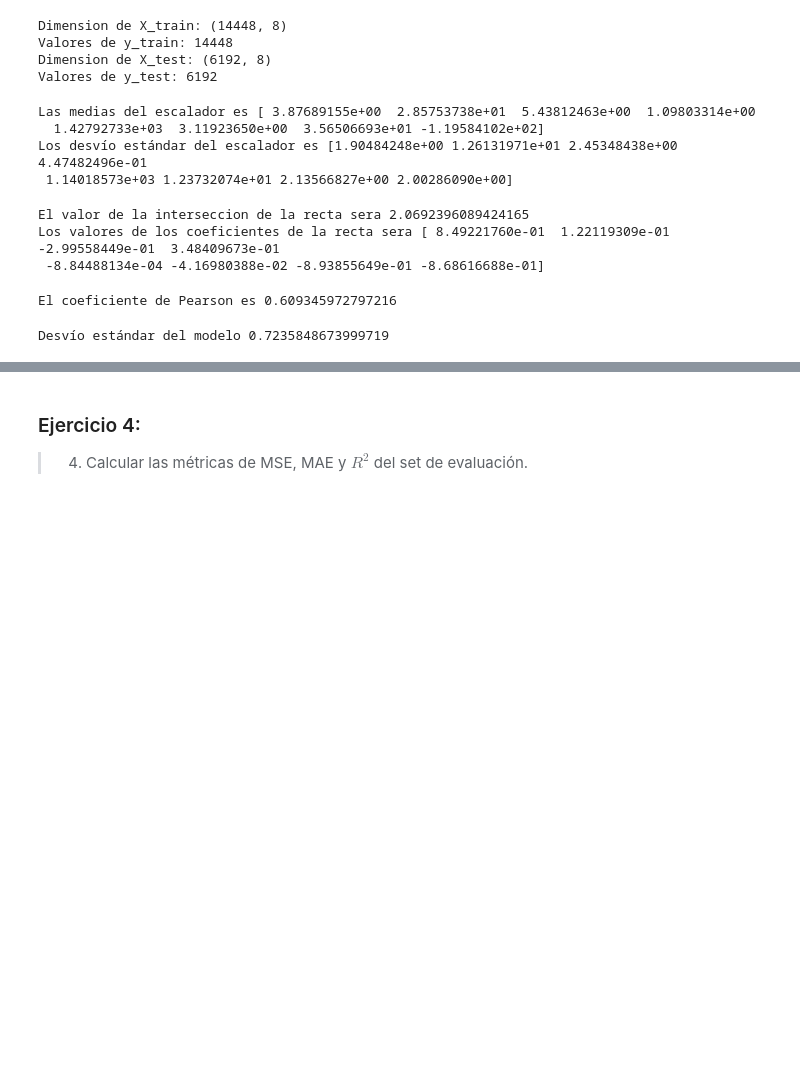
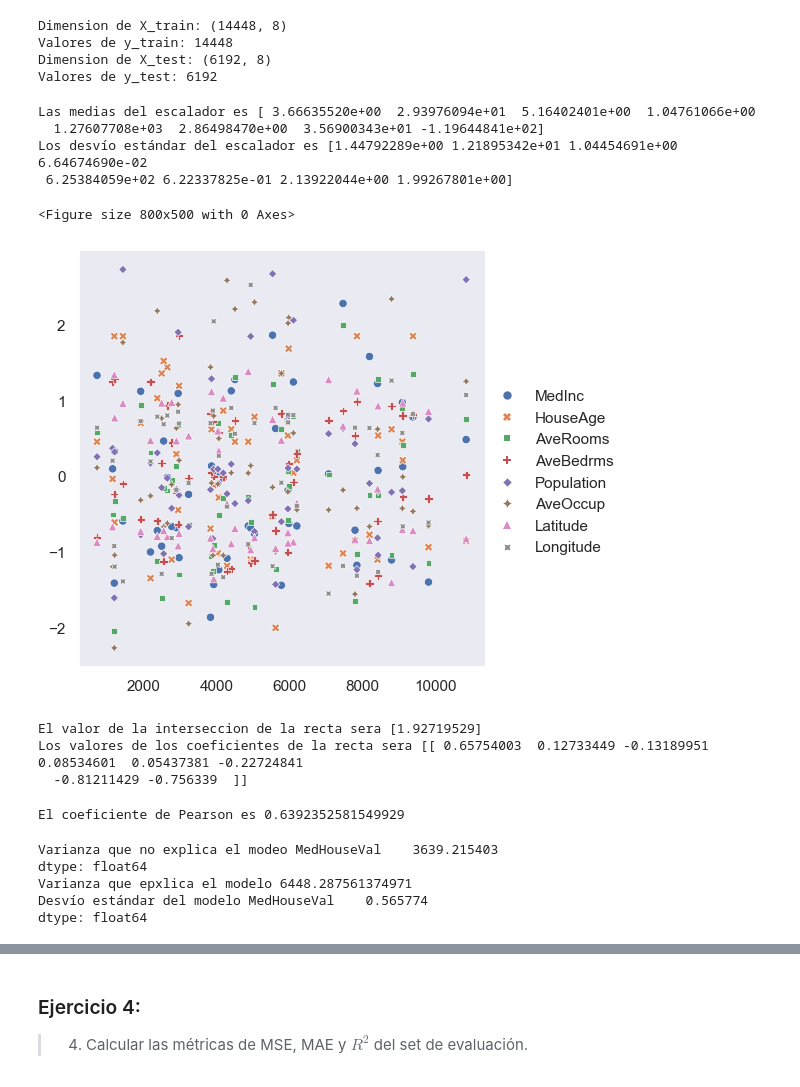
Before and after one commit to brunomaso1/uba-ceia, a Jupyter notebook: ceia-ia/practico/trabajo_practico_2/Trabajo practico 2 - Solucion.ipynb, the cells around one changed output, grey strips where cells are left out. Saved outputs shown, nothing was run; the diff lists cells and outputs as text; code cells hidden in the pictures; blank space fills up the shorter version.

Commit message:
feat: :bookmark: TP2 - Version con outliers
Esta versión tiene un tratamiento de outliers, que no mejoró el modelo.

```diff
--- a/ceia-ia/practico/trabajo_practico_2/Trabajo practico 2 - Solucion.ipynb
+++ b/ceia-ia/practico/trabajo_practico_2/Trabajo practico 2 - Solucion.ipynb
@@ -195,42 +262,82 @@ Dimension de X_train: (14448, 8)
 Valores de y_train: 14448
 Dimension de X_test: (6192, 8)
 Valores de y_test: 6192
+# %%
+df_train = pd.concat([X_train, y_train], axis=1)
+# %%
+# Tratamiento de outliers.
+Q1 = df_train.quantile(0.25)
+Q3 = df_train.quantile(0.75)
+IQR = Q3 - Q1
+mask = ((df_train < (Q1 - 1.5 * IQR)) | (df_train > (Q3 + 1.5 * IQR)))
+# %%
+df_train[mask] = np.nan
+df_train.dropna(inplace=True)
+X_train, y_train = df_train.iloc[:, :-1].copy(), df_train.iloc[:, -1:].copy()
 # %%
+# Para normalizar un dataframe:
+# normalized_df=(df-df.mean())/df.std() # Estandarizar utilizando la media.
+# normalized_df=(df-df.min())/(df.max()-df.min()) # Normalizar utilizando min-max
+
 # Escalo los datos.
 sc_X = StandardScaler()
+# min_max_scaler = MinMaxScaler()
 
 # Conjunto de entrenamiento.
 X_train_scaled = sc_X.fit_transform(X_train)
 # Conjunto de evaluación.
 X_test_scaled = sc_X.transform(X_test)
+# Para quedarme con el nombre de las columnas si quiero:
+# df = pd.DataFrame(X_train_scaled, colums=X.colums)
 
 print(f"Las medias del escalador es {sc_X.mean_}")
 print(f"Los desvío estándar del escalador es {np.sqrt(sc_X.var_)}")
 # %% [output]
-Las medias del escalador es [ 3.87689155e+00  2.85753738e+01  5.43812463e+00  1.09803314e+00
-  1.42792733e+03  3.11923650e+00  3.56506693e+01 -1.19584102e+02]
-Los desvío estándar del escalador es [1.90484248e+00 1.26131971e+01 2.45348438e+00 4.47482496e-01
- 1.14018573e+03 1.23732074e+01 2.13566827e+00 2.00286090e+00]
+Las medias del escalador es [ 3.66635520e+00  2.93976094e+01  5.16402401e+00  1.04761066e+00
+  1.27607708e+03  2.86498470e+00  3.56900343e+01 -1.19644841e+02]
+Los desvío estándar del escalador es [1.44792289e+00 1.21895342e+01 1.04454691e+00 6.64674690e-02
+ 6.25384059e+02 6.22337825e-01 2.13922044e+00 1.99267801e+00]
+# %%
+# Hago un preview gráfico de los datos.
+plt.figure(figsize=(8, 5))
+sns.relplot(pd.DataFrame(X_train_scaled, columns=X.columns).sample(50))
+plt.show()
+# %% [output]
+<Figure size 800x500 with 0 Axes>
+[figure, added]
 # %%
 # Entrenamiento.
-regresion = LinearRegression()
+linear_model = LinearRegression()
 
-regresion.fit(X_train_scaled, y_train)
+linear_model.fit(X_train_scaled, y_train)
 
-print(f"El valor de la interseccion de la recta sera {regresion.intercept_ }")
-print(f"Los valores de los coeficientes de la recta sera {regresion.coef_ }")
+print(f"El valor de la interseccion de la recta sera {linear_model.intercept_ }")
+print(f"Los valores de los coeficientes de la recta sera {linear_model.coef_ }")
 # %% [output]
-El valor de la interseccion de la recta sera 2.0692396089424165
-Los valores de los coeficientes de la recta sera [ 8.49221760e-01  1.22119309e-01 -2.99558449e-01  3.48409673e-01
- -8.84488134e-04 -4.16980388e-02 -8.93855649e-01 -8.68616688e-01]
+El valor de la interseccion de la recta sera [1.92719529]
+Los valores de los coeficientes de la recta sera [[ 0.65754003  0.12733449 -0.13189951  0.08534601  0.05437381 -0.22724841
+  -0.81211429 -0.756339  ]]
 # %%
 # Coeficiente de pearson.
-print(f"El coeficiente de Pearson es {regresion.score(X_train_scaled, y_train)}")
+print(f"El coeficiente de Pearson es {linear_model.score(X_train_scaled, y_train)}")
 # %% [output]
-El coeficiente de Pearson es 0.609345972797216
+El coeficiente de Pearson es 0.6392352581549929
-# %%
-# Calculamos el desvío estándar del modelo
-std_dev_model = np.sqrt((np.sum((y_train - regresion.predict(X_train_scaled))**2))/(y_train.size-6))
-print(f"Desvío estándar del modelo {std_dev_model}")
-# %% [output]
-Desvío estándar del modelo 0.7235848673999719
+# %%
+# Calculamos el desvío estándar del modelo
+# S_E (Varianza que no explica el model0)
+std_S_E = np.sum((y_train - linear_model.predict(X_train_scaled))**2)
+print(f"Varianza que no explica el modeo {std_S_E}")
+
+# S_T (Varianza que explica el modelo)
+std_S_R = np.sum((linear_model.predict(X_train_scaled) - np.mean(y_train))**2)
+print(f"Varianza que epxlica el modelo {std_S_R}")
+
+# Desvio estandar del modelo.
+std_dev_model = np.sqrt(std_S_E/(y_train.size - X.columns.size - 1))
+print(f"Desvío estándar del modelo {std_dev_model}")
+# %% [output]
+Varianza que no explica el modeo MedHouseVal    3639.215403
+dtype: float64
+Varianza que epxlica el modelo 6448.287561374971
+Desvío estándar del modelo MedHouseVal    0.565774
+dtype: float64
```
Also changed, not shown: parts of 22 cells of this notebook.
